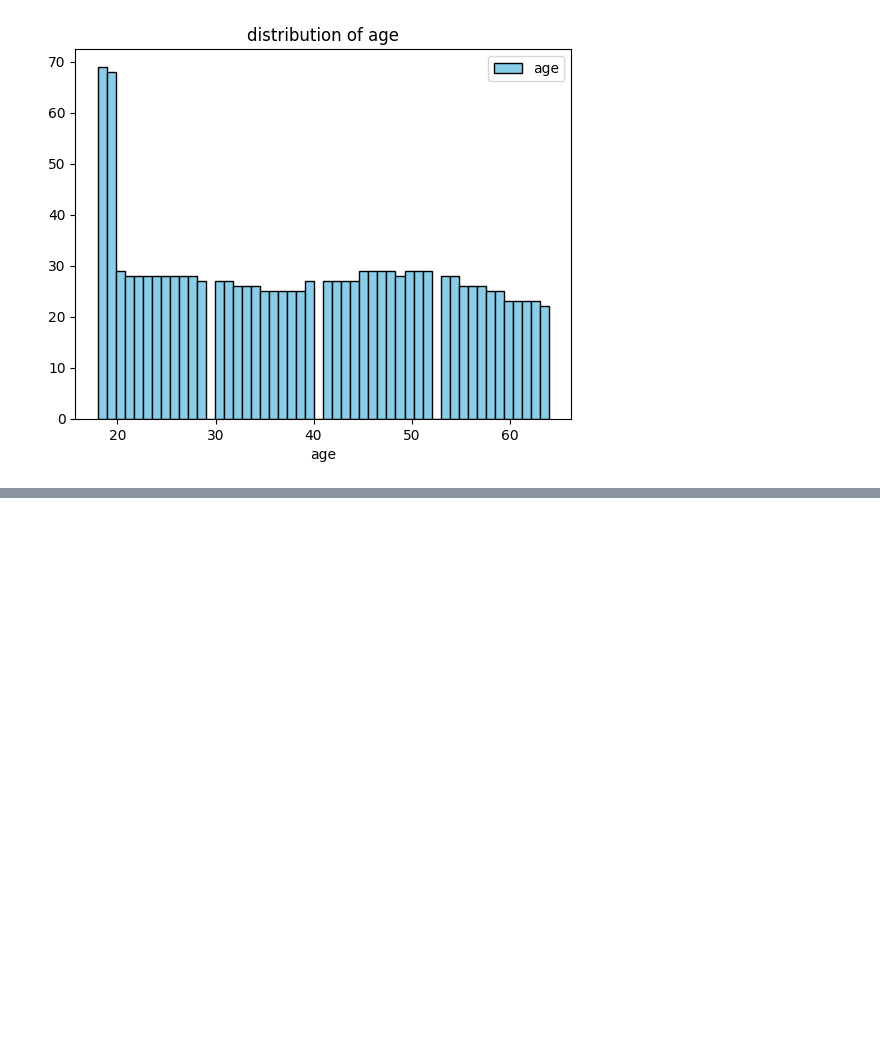
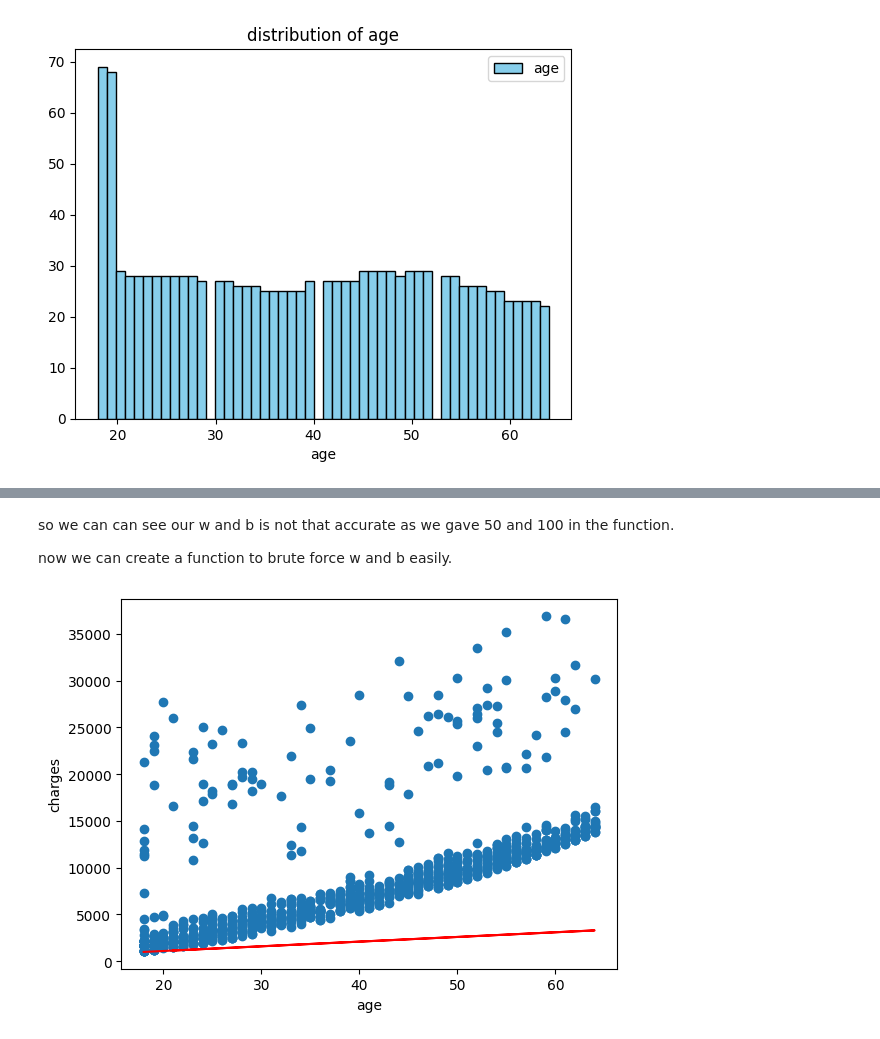
Before and after one commit to adith369-web/ml-projects, a Jupyter notebook: scikit-learn_notes.ipynb, the cells around one changed output, grey strips where cells are left out. Saved outputs shown, nothing was run; the diff lists cells and outputs as text; code cells hidden in the pictures; blank space fills up the shorter version.

```diff
--- a/scikit-learn_notes.ipynb
+++ b/scikit-learn_notes.ipynb
@@ -107,0 +360,9 @@ fig. show()
+# %%
+def estimate_charges(age,w,b):
+    return w*age+b
+
+#let
+w=50
+b=100
+age=df_non_smoker['age']
+estimate_charges(age,w,b)
@@ -107,0 +384,5 @@ fig. show()
+# %%
+estimated_charges=estimate_charges(age,w,b)
+#df_2=estimated_charges.to_frame()
+df_2=pd.DataFrame({'age':age,'estimated_charges':estimated_charges})
+print(df_2)
@@ -107,0 +409,18 @@ fig. show()
+# %% [markdown]
+so we can can see our w and b is not that accurate as we gave 50 and 100 in the function.
+
+now we can create a function to brute force w and b easily.
+# %%
+def try_parameters(w,b):
+    ages=df_non_smoker['age']
+    target=df_non_smoker['charges']
+    estimated_charges=estimate_charges(ages,w,b)
+    plt.plot(ages,estimated_charges,color='red')
+    plt.xlabel('age')
+    plt.ylabel('charges')
+    plt.scatter(ages,target)
+    plt.show()
+# %%
+try_parameters(50,100)
+# %% [output]
+[figure, added]
```
Also changed, not shown: parts of 43 cells of this notebook, 2 other files.
